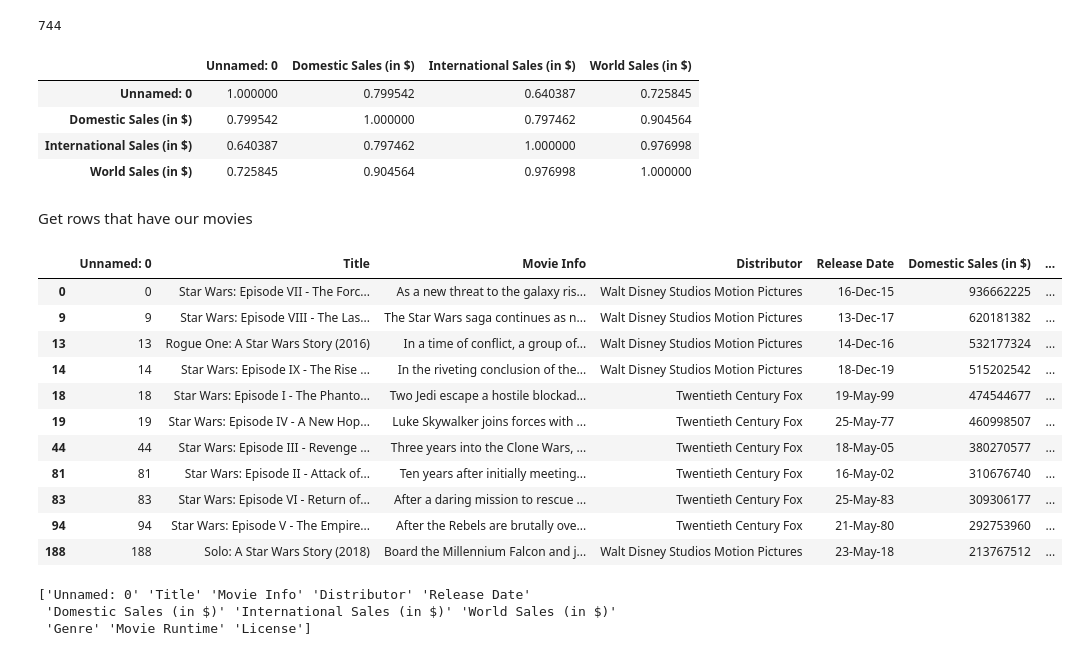
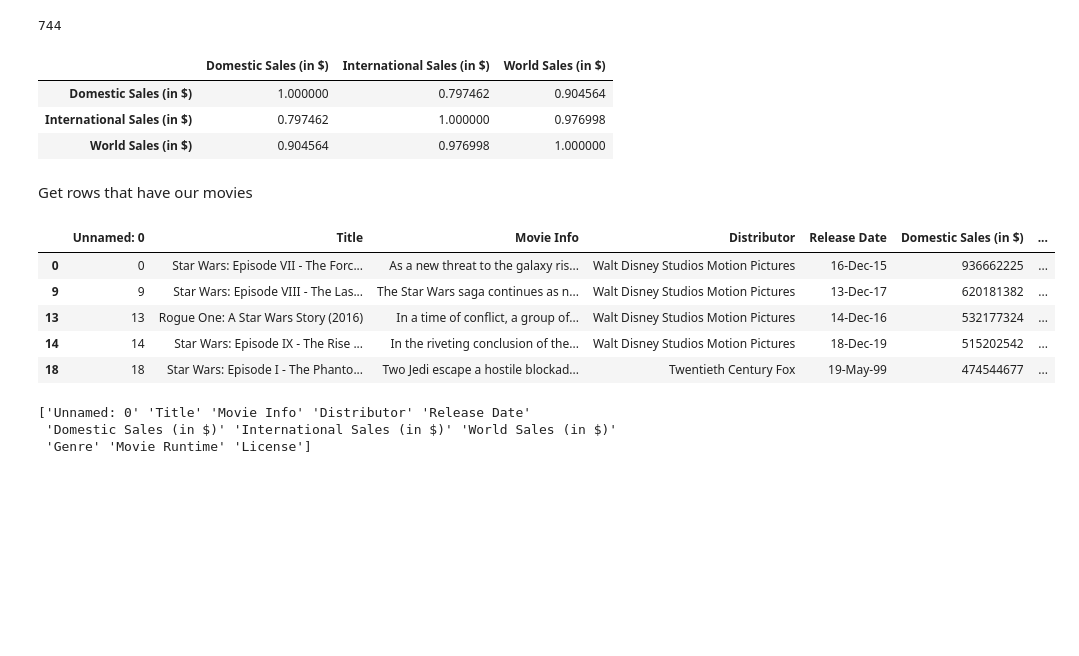
Before and after one commit to canaimax/DS522TeamApleePy, a Jupyter notebook: TX03ApplePyTeam.ipynb, the cells around one changed output. Drawn from its saved outputs; the diff is of its cells as text; code cells hidden in the pictures; blank space fills up the shorter version.

```diff
--- a/TX03ApplePyTeam.ipynb
+++ b/TX03ApplePyTeam.ipynb
@@ -158,31 +171,25 @@ len(datana2)
 # %% [output]
 744
 # %%
+del data2['Unnamed: 0']     # Data Cleaning, Delete 1st column (contains indices)
 data2.corr().abs()
 # %% [output]
-|  | Unnamed: 0 | Domestic Sales (in $) | International Sales (in $) | World Sales (in $) |
-| Unnamed: 0 | 1.000000 | 0.799542 | 0.640387 | 0.725845 |
-| Domestic Sales (in $) | 0.799542 | 1.000000 | 0.797462 | 0.904564 |
-| International Sales (in $) | 0.640387 | 0.797462 | 1.000000 | 0.976998 |
-| World Sales (in $) | 0.725845 | 0.904564 | 0.976998 | 1.000000 |
+|  | Domestic Sales (in $) | International Sales (in $) | World Sales (in $) |
+| Domestic Sales (in $) | 1.000000 | 0.797462 | 0.904564 |
+| International Sales (in $) | 0.797462 | 1.000000 | 0.976998 |
+| World Sales (in $) | 0.904564 | 0.976998 | 1.000000 |
 # %% [markdown]
 Get rows that have our movies
 # %%
 starwars = data2[data2['Title'].str.contains('Star Wars')]
-starwars
+starwars.head()
 # %% [output]
 |  | Unnamed: 0 | Title | Movie Info | Distributor | Release Date | Domestic Sales (in $) | ... |
 | 0 | 0 | Star Wars: Episode VII - The Forc... | As a new threat to the galaxy ris... | Walt Disney Studios Motion Pictures | 16-Dec-15 | 936662225 | ... |
 | 9 | 9 | Star Wars: Episode VIII - The Las... | The Star Wars saga continues as n... | Walt Disney Studios Motion Pictures | 13-Dec-17 | 620181382 | ... |
 | 13 | 13 | Rogue One: A Star Wars Story (2016) | In a time of conflict, a group of... | Walt Disney Studios Motion Pictures | 14-Dec-16 | 532177324 | ... |
 | 14 | 14 | Star Wars: Episode IX - The Rise ... | In the riveting conclusion of the... | Walt Disney Studios Motion Pictures | 18-Dec-19 | 515202542 | ... |
 | 18 | 18 | Star Wars: Episode I - The Phanto... | Two Jedi escape a hostile blockad... | Twentieth Century Fox | 19-May-99 | 474544677 | ... |
-| 19 | 19 | Star Wars: Episode IV - A New Hop... | Luke Skywalker joins forces with ... | Twentieth Century Fox | 25-May-77 | 460998507 | ... |
-| 44 | 44 | Star Wars: Episode III - Revenge ... | Three years into the Clone Wars, ... | Twentieth Century Fox | 18-May-05 | 380270577 | ... |
-| 81 | 81 | Star Wars: Episode II - Attack of... | Ten years after initially meeting... | Twentieth Century Fox | 16-May-02 | 310676740 | ... |
-| 83 | 83 | Star Wars: Episode VI - Return of... | After a daring mission to rescue ... | Twentieth Century Fox | 25-May-83 | 309306177 | ... |
-| 94 | 94 | Star Wars: Episode V - The Empire... | After the Rebels are brutally ove... | Twentieth Century Fox | 21-May-80 | 292753960 | ... |
-| 188 | 188 | Solo: A Star Wars Story (2018) | Board the Millennium Falcon and j... | Walt Disney Studios Motion Pictures | 23-May-18 | 213767512 | ... |
 # %%
 print(starwars.columns.values)
 # %% [output]
```
Also changed, not shown: parts of 7 cells of this notebook.
